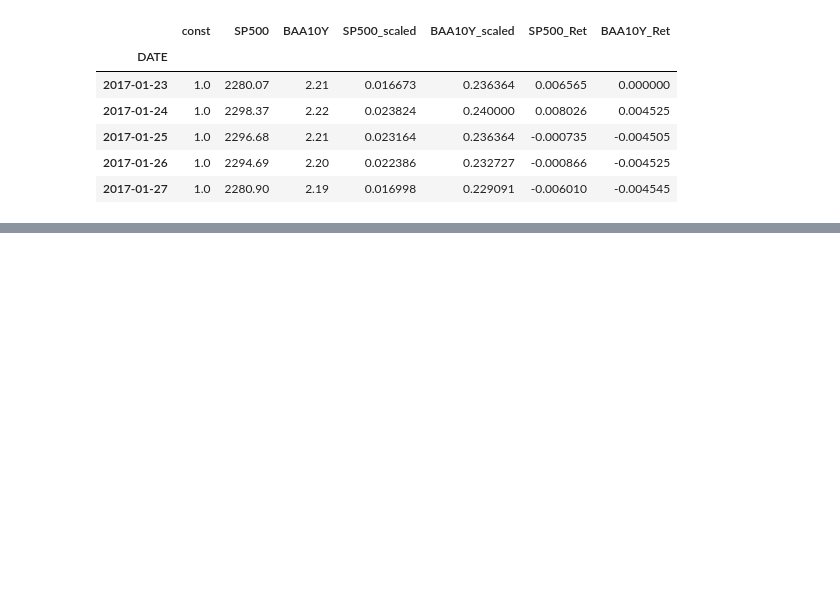
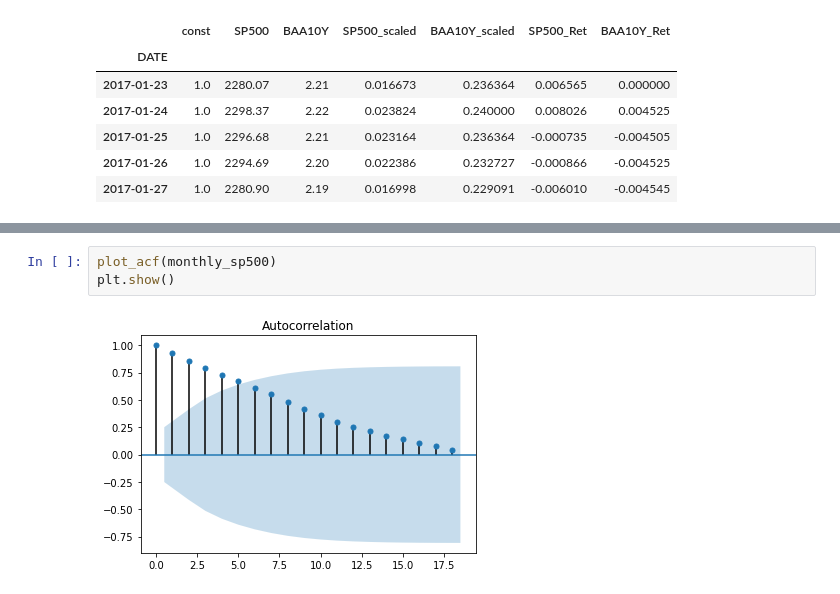
Before and after one commit to flyin01/dc, a Jupyter notebook: time_series_analysis.ipynb, the cells around one changed output, grey strips where cells are left out. Saved outputs shown, nothing was run; the diff lists cells and outputs as text; blank space fills up the shorter version.

```diff
--- a/time_series_analysis.ipynb
+++ b/time_series_analysis.ipynb
@@ -979,0 +1017,5 @@ TBD
+# %%
+plot_acf(monthly_sp500)
+plt.show()
+# %% [output]
+[figure, added]
```
Also changed, not shown: parts of 16 cells of this notebook.
